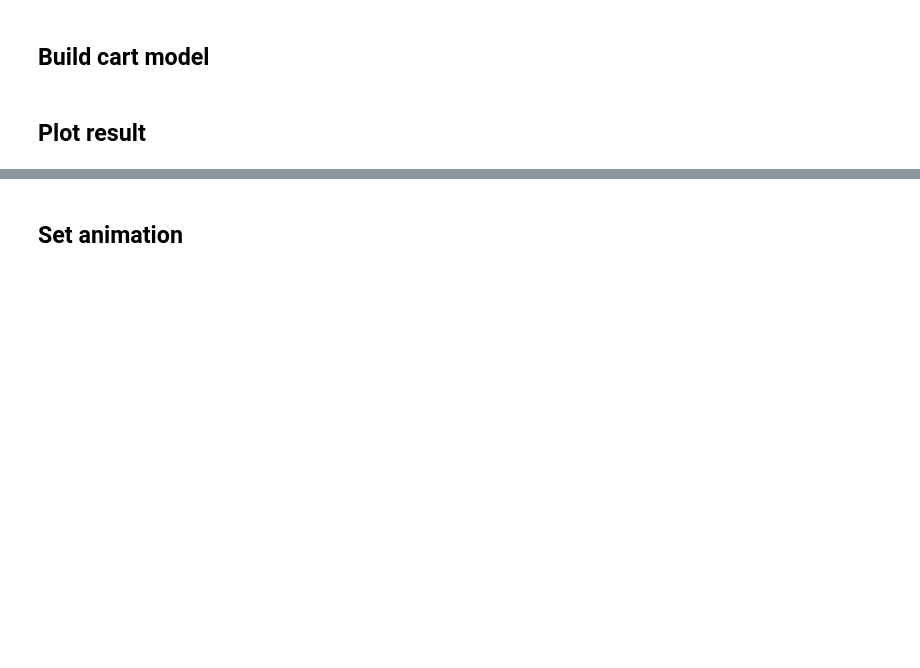
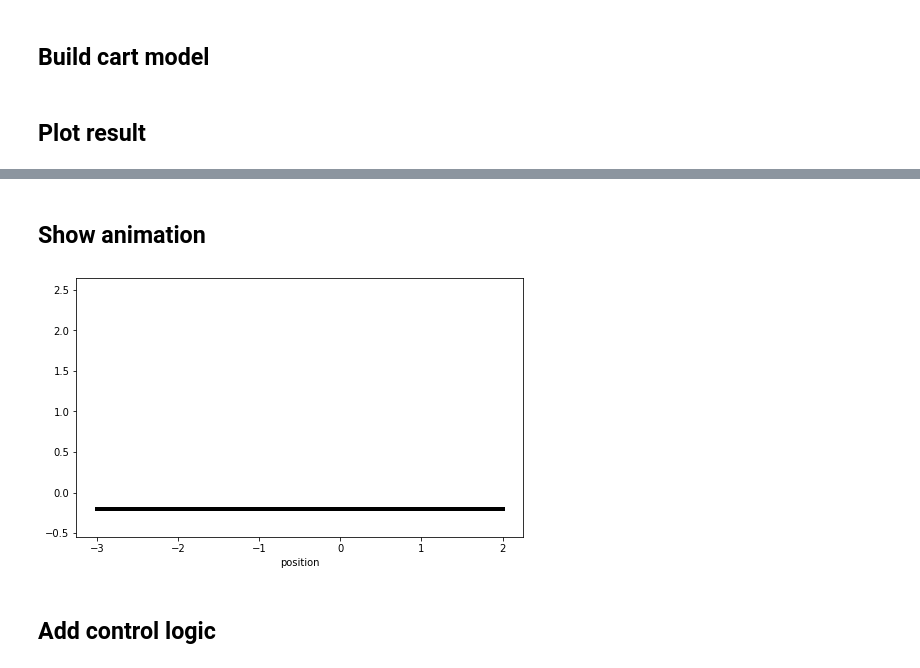
Before and after one commit to lYC92/cartpend, a Jupyter notebook: cartpend_sim.ipynb, the cells around one changed output, grey strips where cells are left out. Cells and saved outputs as stored; diff of their text form; code cells hidden in the pictures; blank space fills up the shorter version.

```diff
--- a/cartpend_sim.ipynb
+++ b/cartpend_sim.ipynb
@@ -61,2 +69,55 @@ plt.show()
 # %% [markdown]
-## Set animation
+## Show animation
+# %%
+import matplotlib.animation as animation
+from IPython.display import HTML
+from matplotlib import rc
+
+
+fig = plt.figure(figsize=(8,8))
+ax = fig.add_subplot(111,autoscale_on=False,\
+                     xlim=(-3,2),ylim=(-0.4,2.5))
+ax.set_xlabel('position')
+ax.axis('scaled')
+
+ax.plot([-3,2],[-0.2,-0.2],'k-', lw=4)
+mass1, = ax.plot([],[],linestyle='None',marker='s',\
+                 markersize=40,markeredgecolor='k',\
+                 color='orange',markeredgewidth=2)
+mass2, = ax.plot([],[],linestyle='None',marker='o',\
+                 markersize=20,markeredgecolor='k',\
+                 color='orange',markeredgewidth=2)
+line, = ax.plot([],[],'o-',color='orange',lw=4,\
+                markersize=6,markeredgecolor='k',\
+                markerfacecolor='k')
+time_template = 'time = %.1fs'
+time_text = ax.text(0.05,0.9,'',transform=ax.transAxes)
+
+def init():
+    mass1.set_data([],[])
+    mass2.set_data([],[])
+    line.set_data([],[])
+    time_text.set_text('')
+    return line, mass1, mass2, time_text
+
+def animate(i):
+    mass1_x = res_x[i]
+    mass1_y = -0.1
+    mass2_x = res_x[i]-L*math.sin(res_theta[i])
+    mass2_y = -L*math.cos(res_theta[i])
+
+    mass1.set_data([mass1_x], [mass1_y])
+    mass2.set_data([mass2_x], [mass2_y])
+
+    line.set_data([mass1_x,mass2_x],[mass1_y,mass2_y])
+    time_text.set_text(time_template % t[i])
+    return line, mass1, mass2, time_text
+
+ani_a = animation.FuncAnimation(fig, animate, \
+         np.arange(1,len(t)), \
+         interval=40,blit=False,init_func=init)
+ani_a.save('Pendulum_Control.mp4',fps=30)
+# %% [output]
+[figure, added]
+# %% [markdown]
+## Add control logic
```
Also changed, not shown: parts of 4 cells of this notebook, 2 other files.
